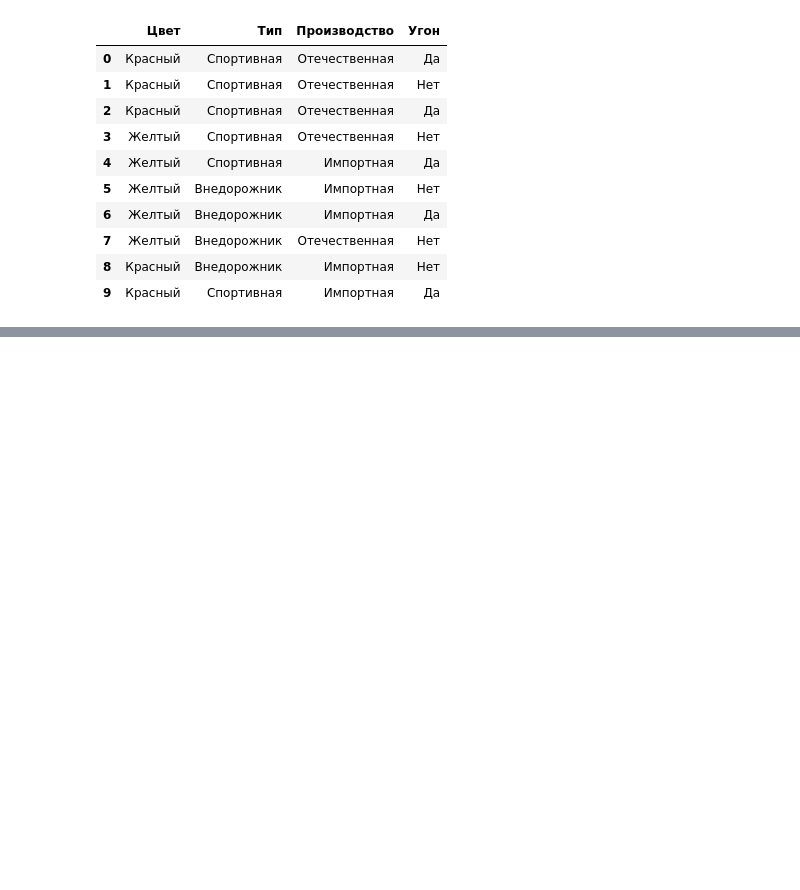
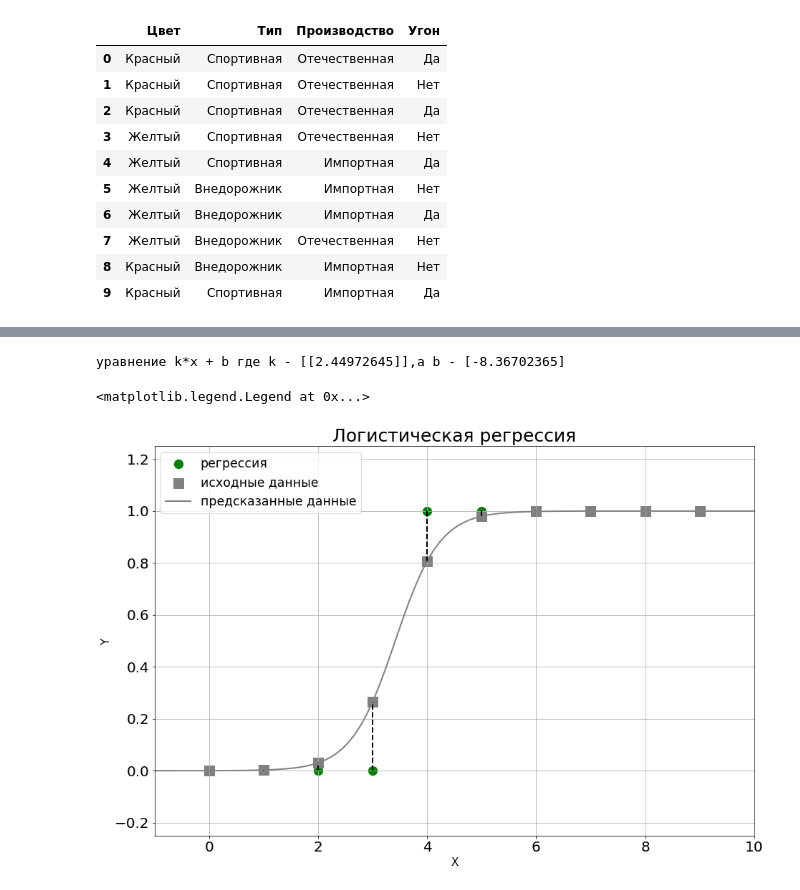
Before and after one commit to Genia163/AI-system, a Jupyter notebook: Naive Bayes.ipynb, the cells around one changed output, grey strips where cells are left out. Drawn from its saved outputs; the diff is of its cells as text; code cells hidden in the pictures; blank space fills up the shorter version.

Commit message:
Наивный Байес + Логическая регрессия + LDA

```diff
--- a/Naive Bayes.ipynb
+++ b/Naive Bayes.ipynb
@@ -56,0 +141,26 @@ FileNotFoundError: [Errno 2] No such file or directory: 'trainset1.xls'
+# %%
+fig = plt.figure(figsize=(15,10)) # размер графика
+axes = plt.axes() # оси
+axes.set_xlim([-1, 10]) # мин макс оси х
+axes.set_ylim([-0.25, 1.25]) # мин макс оси у
+axes.grid() # сетка
+axes.set_xlabel("X", fontsize = 15) # подпись оси х и размер шрифта 15
+axes.set_ylabel("Y", fontsize = 15) # подпись оси у и размер шрифта 15
+axes.tick_params( labelsize=20) # размер подписей шкалы
+legend = []
+plt.title('Логистическая регрессия', fontsize = 25) # заголовок рисунка и его размер
+plt.scatter(x, y, color='green', s=150, marker="o") # точечный рисунок, цвет, размер точек, стиль точек
+plt.scatter(x, z[:, 1], color='gray', s=175, marker="s")
+X_test = np.linspace(-1, 10, 100)
+print(f"уравнение k*x + b где k - {model.coef_},a b - {model.intercept_}")
+loss = expit(X_test * model.coef_ + model.intercept_) .ravel()
+plt.plot(X_test, loss, color='gray', linewidth=2)
+plt.vlines(x, y, z[:, 1], color='black', linewidth=2, linestyles='dashed') # график вертикальных линий с параметрами х , у мин, у макс, цвет, толщина, стиль линии пунктир
+legend.append("регрессия")
+legend.append("исходные данные") # список дегенды
+legend.append("предсказанные данные")
+plt.legend(legend, fontsize='xx-large', loc="upper left") # добавление легенды с параметрами размера и расположения на графике
+# %% [output]
+уравнение k*x + b где k - [[2.44972645]],a b - [-8.36702365]
+<matplotlib.legend.Legend at 0x...>
+[figure, added]
```
Also changed, not shown: parts of 16 cells of this notebook, 1 other file.
